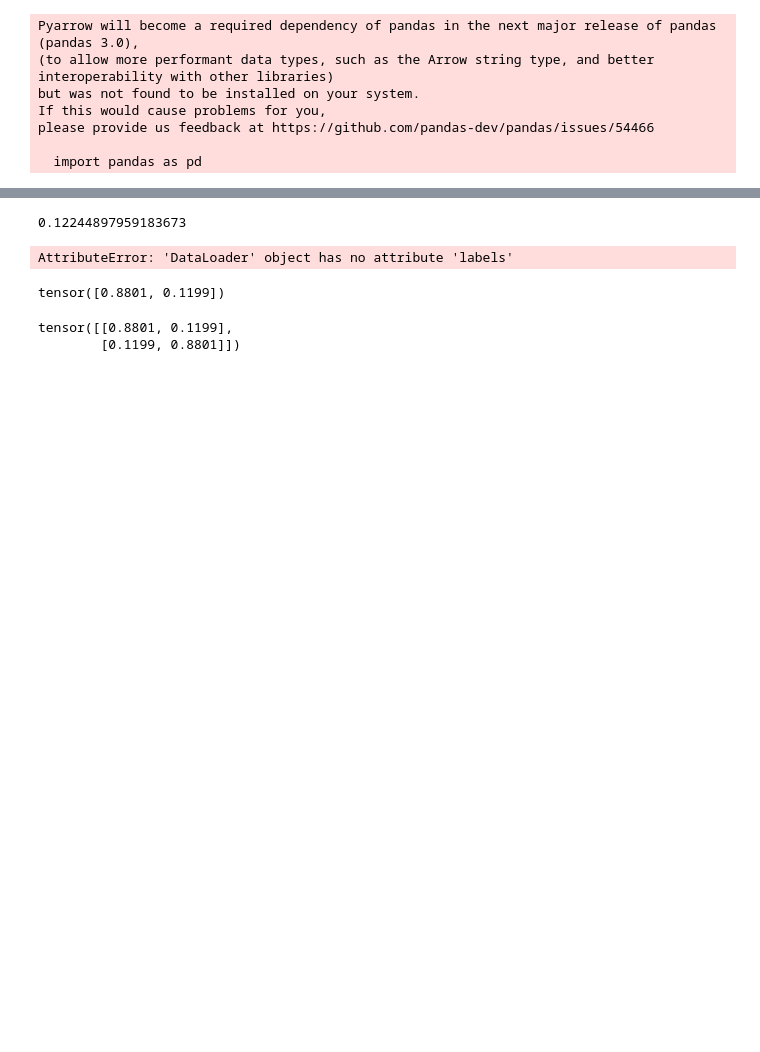
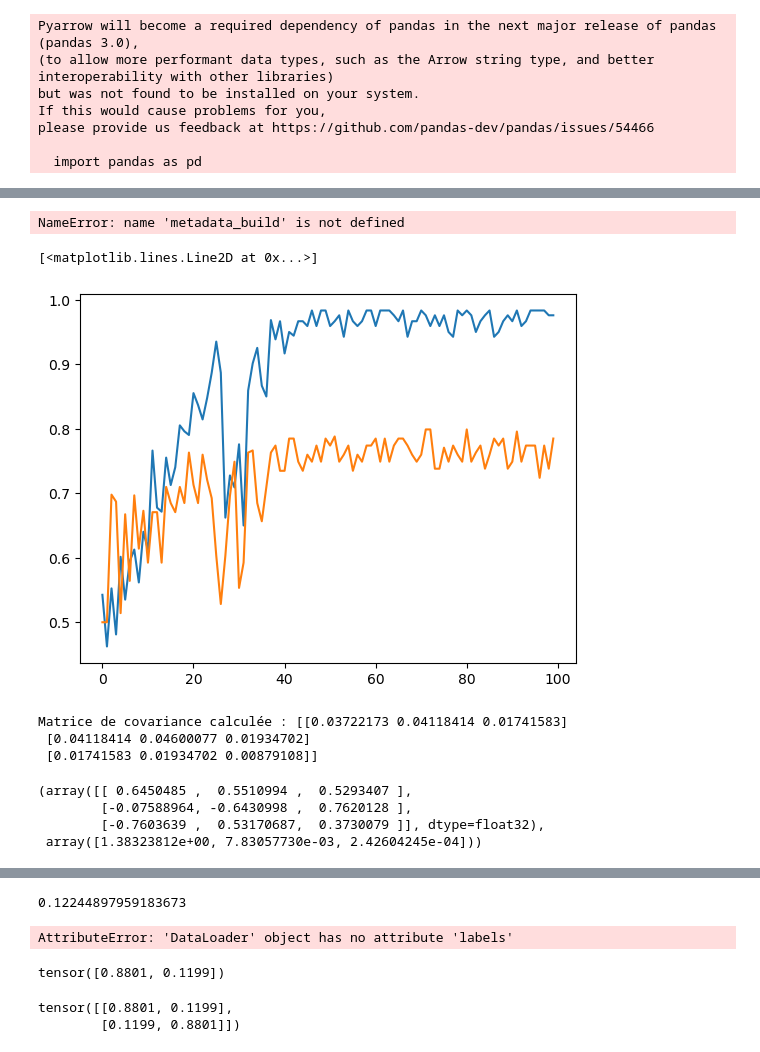
Before and after one commit to damienv66/DL, a Jupyter notebook: experiments.ipynb, the cells around one changed output, grey strips where cells are left out. Saved outputs shown, nothing was run; the diff lists cells and outputs as text; code cells hidden in the pictures; blank space fills up the shorter version.

```diff
--- a/experiments.ipynb
+++ b/experiments.ipynb
@@ -439,0 +481,72 @@ Validation
+# %%
+db_test = pd.read_csv('/users/eleves-b/2020/aurelien.stumpf-mascles/Code/DLMI/challenge/DL/testset/testset_data.csv')
+db_test = metadata_build(db_test)
+dataset_test = Test_Dataset(db_test)
+
+test_pred = pd.DataFrame(columns = ["ID","Predicted"])
+model_test = Model1()
+model_test.load_state_dict(torch.load('./models/best_model_0.86.pt'))
+model_test.eval()
+with torch.no_grad():
+    for X, target, id in DataLoader(dataset_test, batch_size=len(dataset_test), shuffle=False):
+        log_probs = model_test(X)
+        y_pred = torch.argmax(log_probs, dim=1)
+        test_pred["Predicted"] = y_pred
+        test_pred["ID"] = id
+
+pd.DataFrame.to_csv(test_pred, "./submissions/test_pred.csv", index=False)
+# %% [output]
+NameError: name 'metadata_build' is not defined
+# %%
+plt.title('Balanced Accuracy')
+plt.plot(l_balanced_acc_train, label='train_balanced_acc')
+plt.plot(l_balanced_acc_val, label='val_balanced_acc')
+plt.legend()
+# %% [output]
+[<matplotlib.lines.Line2D at 0x...>]
+[figure, added]
+# %%
+import numpy as np
+import torch
+
+# Initialiser une liste pour stocker toutes les images redimensionnées
+all_images = []
+c=1
+for i, data in enumerate(train_loader):
+
+    inputs, labels = data
+    images = inputs['instances'][0]  # Assurez-vous que cela correspond à la structure de vos données
+    #print(images.shape[0])
+    # Redimensionner les images et les convertir en numpy arrays
+    reshaped=images.permute(0,2, 3, 1)
+    #print(reshaped.shape)
+    reshaped=reshaped.reshape((reshaped.shape[0]*224*224, 3)).cpu().numpy()
+
+    # Ajouter les images redimensionnées à la liste
+    all_images.append(reshaped)
+    if c==0:
+        break
+# Concaténer toutes les images dans un seul array numpy
+all_images_np = np.concatenate(all_images, axis=0)
+all_images_np -= np.mean(all_images_np, axis=0)
+# Calculer la matrice de covariance sur l'ensemble des pixels de toutes les images
+# La forme attendue pour `all_images_np` est [nombre_de_pixels_total, 3]
+cov_matrix = np.cov(all_images_np, rowvar=False)
+
+print("Matrice de covariance calculée :", cov_matrix)
+# %% [output]
+Matrice de covariance calculée : [[0.03722173 0.04118414 0.01741583]
+ [0.04118414 0.04600077 0.01934702]
+ [0.01741583 0.01934702 0.00879108]]
+# %%
+from sklearn.decomposition import PCA
+pca = PCA(n_components=3)
+pca.fit(all_images_np)
+v = pca.components_
+lamb=pca.explained_variance_
+v, lamb
+# %% [output]
+(array([[ 0.6450485 ,  0.5510994 ,  0.5293407 ],
+        [-0.07588964, -0.6430998 ,  0.7620128 ],
+        [-0.7603639 ,  0.53170687,  0.3730079 ]], dtype=float32),
+ array([1.38323812e+00, 7.83057730e-03, 2.42604245e-04]))
```
Also changed, not shown: parts of 47 cells of this notebook, 7 other files.
